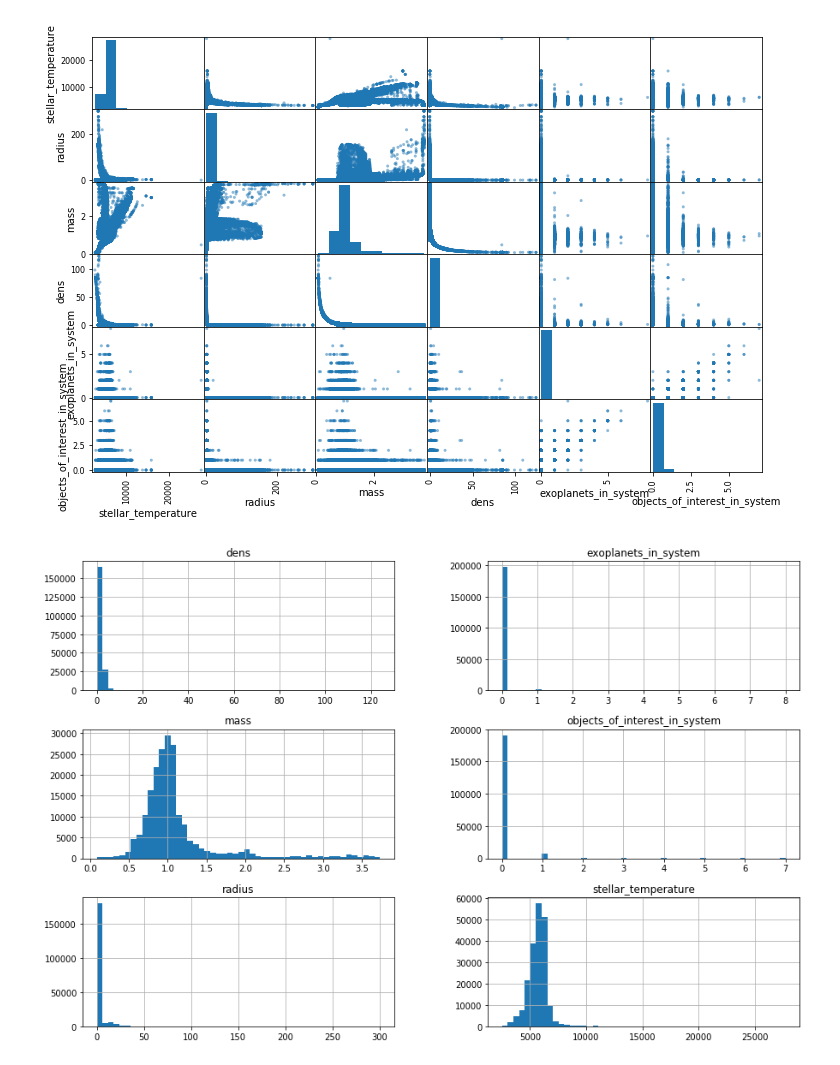
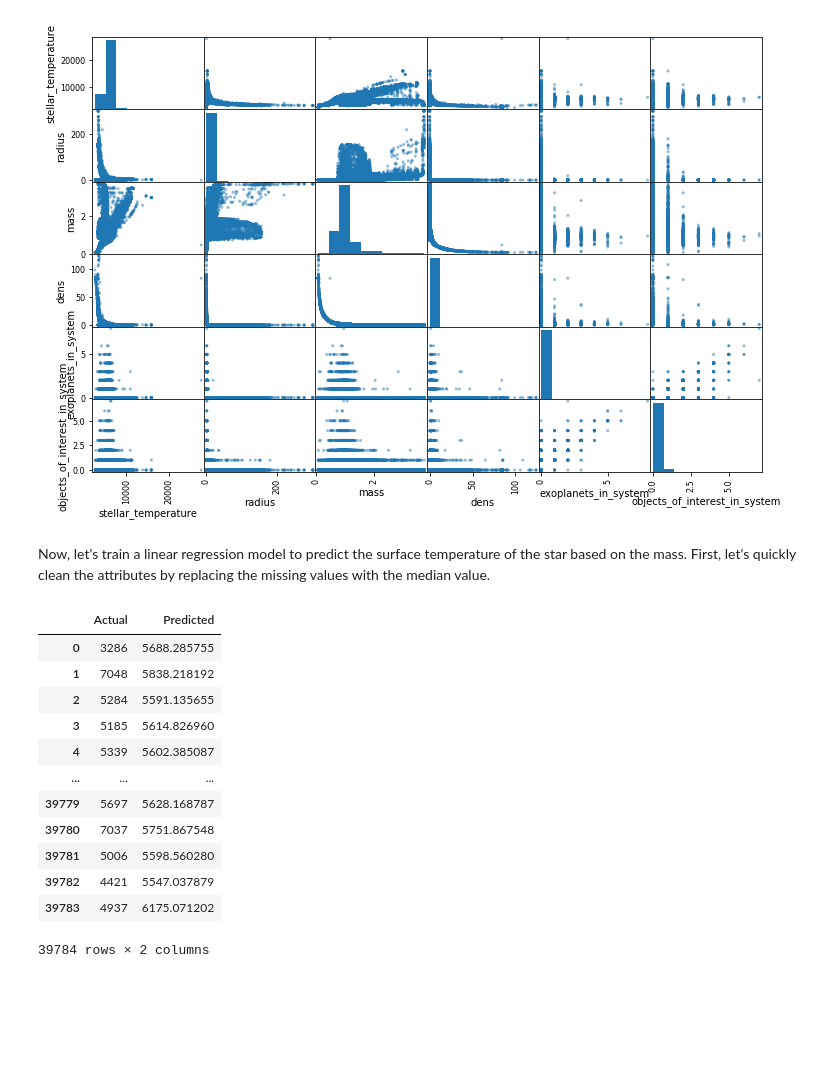
Before and after one commit to Fl4v/Statistical-Data-Analysis-with-ML-Tools, a Jupyter notebook: kepler_stellar_table_analysis.ipynb, the cells around one changed output. Drawn from its saved outputs; the diff is of its cells as text; code cells hidden in the pictures; blank space fills up the shorter version.

Commit message:
fitting and trainig model. updating results

```diff
--- a/kepler_stellar_table_analysis.ipynb
+++ b/kepler_stellar_table_analysis.ipynb
@@ -101,7 +104,52 @@ Perphas this linearity would have been better and much more visible had the data
 analysis.corr_matrix()
 # %% [output]
 [figure]
-# %%
-analysis.histogram()
-# %% [output]
-[figure, removed]
+# %% [markdown]
+Now, let's train a linear regression model to predict the surface temperature of the star based on the mass. First, let's quickly clean the attributes by replacing the missing values with the median value.
+# %%
+from sklearn.model_selection import train_test_split
+from sklearn.linear_model import LinearRegression
+
+# Load linear regression model
+linear_regression = LinearRegression()
+
+# Attach data to variable
+stellar_data = data('q1_q16_stellar_clean.csv')
+
+# Claculate the median for each attribute and replace n/a with the latter
+mass_median = stellar_data['mass'].median()
+stellar_temperature_median = stellar_data['stellar_temperature'].median()
+
+stellar_data['mass'].fillna(mass_median, inplace=True)
+stellar_data['stellar_temperature'].fillna(stellar_temperature_median, inplace=True)
+
+# Set X and y
+X = stellar_data['mass'].values.reshape(-1, 1)
+y = stellar_data['stellar_temperature'].values.reshape(-1,1)
+
+# Split the dataset for training and testing
+X_train, X_test, y_train, y_test = train_test_split(X, y, test_size=0.2, random_state=42)
+
+# Train the algorithm
+stellar_data_regression = linear_regression.fit(X_train, y_train)
+
+# Predict y using the training dataset set aside for this purpose
+y_pred = stellar_data_regression.predict(X_test)
+
+# Compare side to side actual vs predicted values
+actual_v_predicted = pd.DataFrame({'Actual': y_test.flatten(), 'Predicted': y_pred.flatten()})
+actual_v_predicted
+# %% [output]
+|  | Actual | Predicted |
+| 0 | 3286 | 5688.285755 |
+| 1 | 7048 | 5838.218192 |
+| 2 | 5284 | 5591.135655 |
+| 3 | 5185 | 5614.826960 |
+| 4 | 5339 | 5602.385087 |
+| ... | ... | ... |
+| 39779 | 5697 | 5628.168787 |
+| 39780 | 7037 | 5751.867548 |
+| 39781 | 5006 | 5598.560280 |
+| 39782 | 4421 | 5547.037879 |
+| 39783 | 4937 | 6175.071202 |
+39784 rows × 2 columns
```
Also changed, not shown: parts of 1 cell of this notebook, 1 other file.
